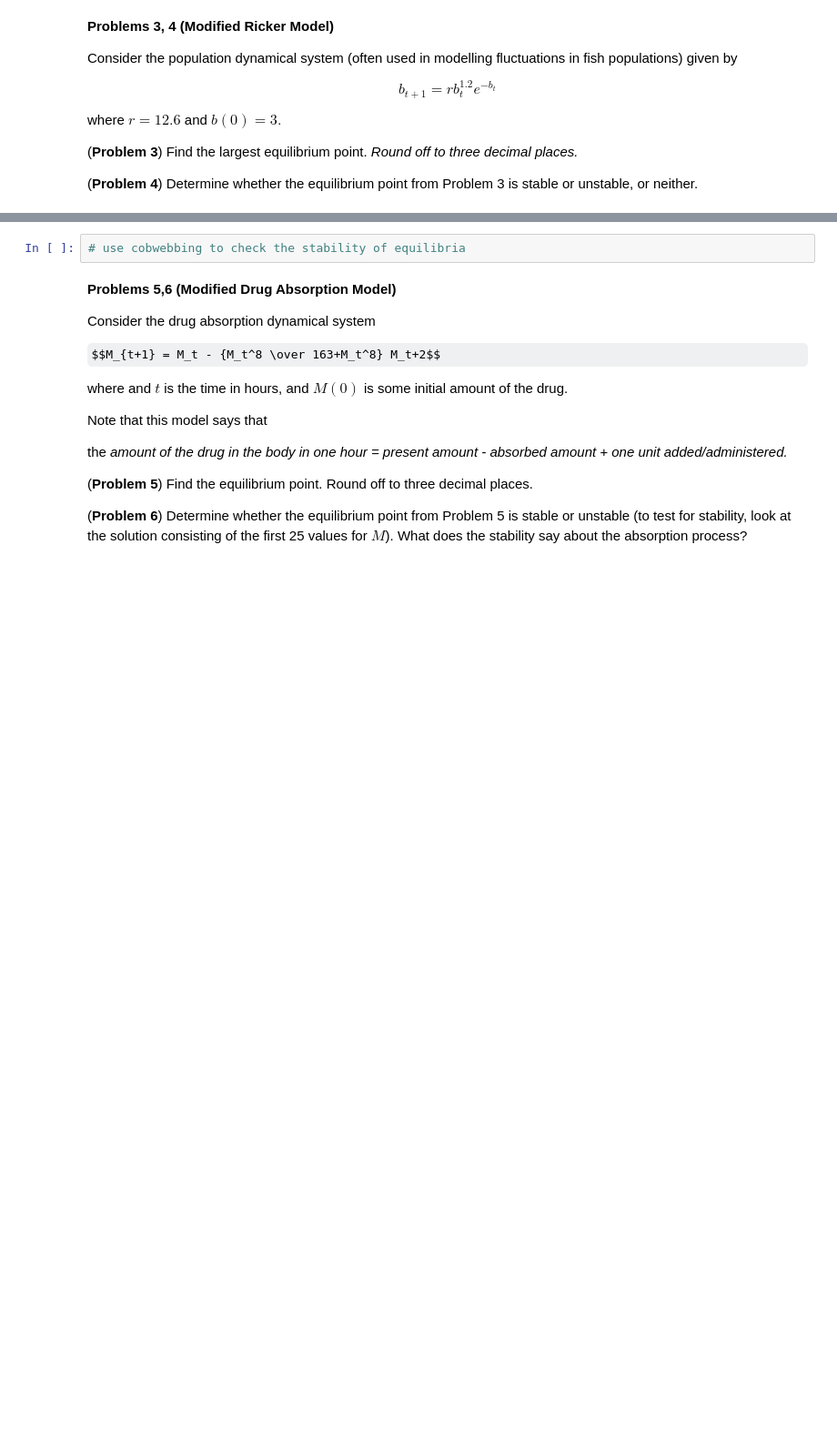
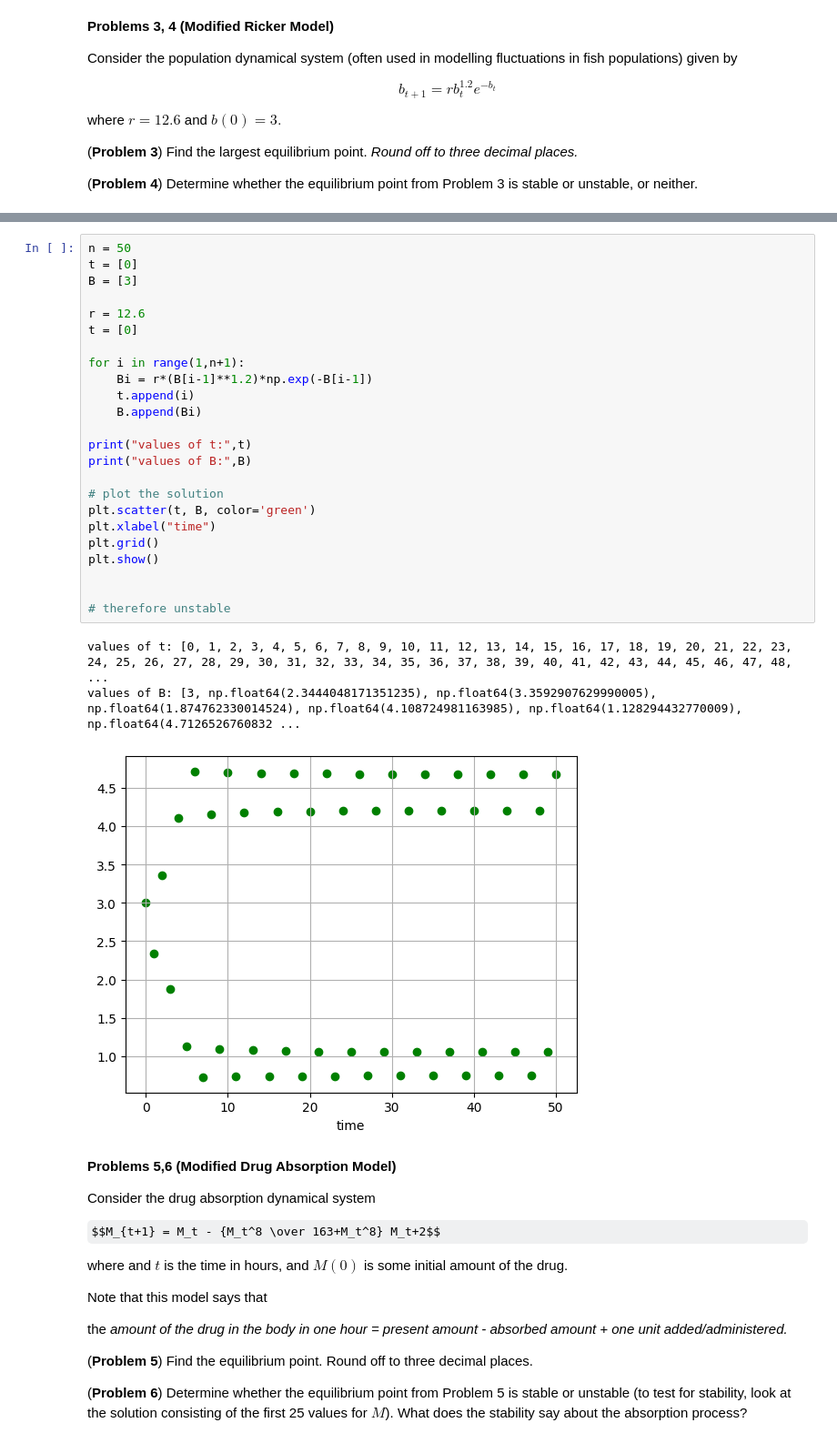
Before and after one commit to skrtis/RP2, a Jupyter notebook: Lab2_iSci_fall2022.ipynb, the cells around one changed output, grey strips where cells are left out. Shown: that part at 91% size. Drawn from its saved outputs; the diff is of its cells as text; some formulas as TeX source; blank space fills up the shorter version.

```diff
--- a/Lab2_iSci_fall2022.ipynb
+++ b/Lab2_iSci_fall2022.ipynb
@@ -237,5 +151,31 @@ f(x)=x has a solution between 2.734 and 2.735
-# %%
-# use cobwebbing to check the stability of equilibria
+# %%
+n = 50
+t = [0]
+B = [3]
+
+r = 12.6
+t = [0]
+
+for i in range(1,n+1):
+    Bi = r*(B[i-1]**1.2)*np.exp(-B[i-1])
+    t.append(i)
+    B.append(Bi)
+
+print("values of t:",t)
+print("values of B:",B)
+
+# plot the solution
+plt.scatter(t, B, color='green')
+plt.xlabel("time")
+plt.grid()
+plt.show()
+
+
+# therefore unstable
+# %% [output]
+values of t: [0, 1, 2, 3, 4, 5, 6, 7, 8, 9, 10, 11, 12, 13, 14, 15, 16, 17, 18, 19, 20, 21, 22, 23, 24, 25, 26, 27, 28, 29, 30, 31, 32, 33, 34, 35, 36, 37, 38, 39, 40, 41, 42, 43, 44, 45, 46, 47, 48,  ...
+values of B: [3, np.float64(2.3444048171351235), np.float64(3.3592907629990005), np.float64(1.874762330014524), np.float64(4.108724981163985), np.float64(1.128294432770009), np.float64(4.7126526760832 ...
+[figure, added]
 # %% [markdown]
 <b>Problems 5,6 (Modified Drug Absorption Model)</b>
 
```
Also changed, not shown: parts of 6 cells of this notebook, 2 other files.
